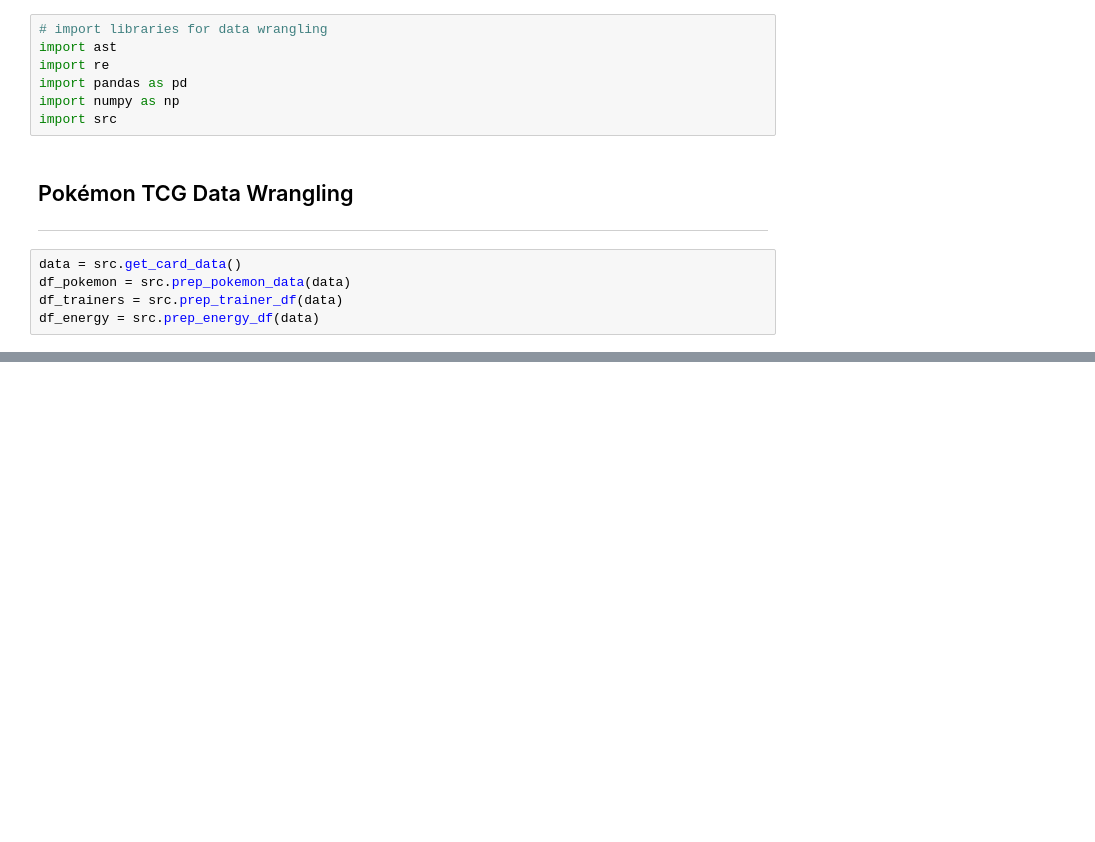
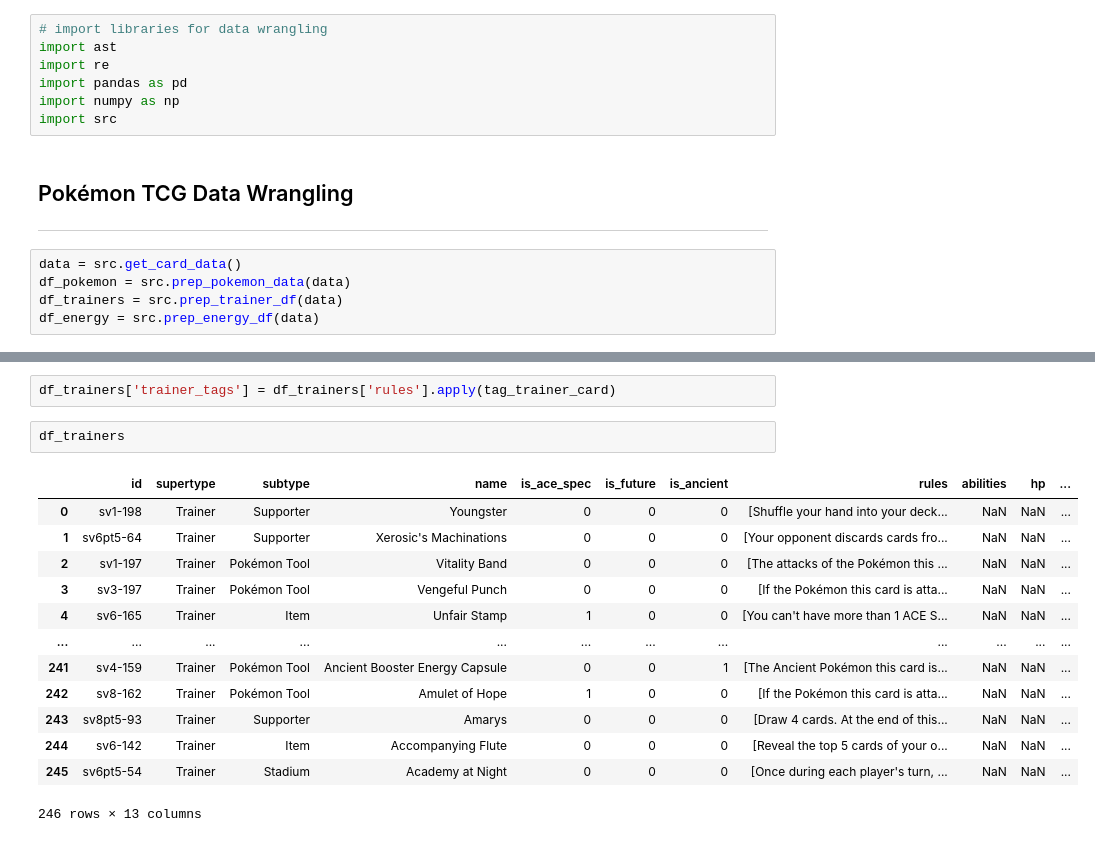
Before and after one commit to Anias-clo/Pokemon_TCG_Deck_Synergy_Calculator, a Jupyter notebook: cards.ipynb, the cells around one changed output, grey strips where cells are left out. Cells and saved outputs as stored; diff of their text form; blank space fills up the shorter version.

```diff
--- a/cards.ipynb
+++ b/cards.ipynb
@@ -38,0 +89,18 @@ df_energy
+# %%
+df_trainers['trainer_tags'] = df_trainers['rules'].apply(tag_trainer_card)
+# %%
+df_trainers
+# %% [output]
+|  | id | supertype | subtype | name | is_ace_spec | is_future | is_ancient | rules | abilities | hp | ... |
+| 0 | sv1-198 | Trainer | Supporter | Youngster | 0 | 0 | 0 | [Shuffle your hand into your deck... | NaN | NaN | ... |
+| 1 | sv6pt5-64 | Trainer | Supporter | Xerosic's Machinations | 0 | 0 | 0 | [Your opponent discards cards fro... | NaN | NaN | ... |
+| 2 | sv1-197 | Trainer | Pokémon Tool | Vitality Band | 0 | 0 | 0 | [The attacks of the Pokémon this ... | NaN | NaN | ... |
+| 3 | sv3-197 | Trainer | Pokémon Tool | Vengeful Punch | 0 | 0 | 0 | [If the Pokémon this card is atta... | NaN | NaN | ... |
+| 4 | sv6-165 | Trainer | Item | Unfair Stamp | 1 | 0 | 0 | [You can't have more than 1 ACE S... | NaN | NaN | ... |
+| ... | ... | ... | ... | ... | ... | ... | ... | ... | ... | ... | ... |
+| 241 | sv4-159 | Trainer | Pokémon Tool | Ancient Booster Energy Capsule | 0 | 0 | 1 | [The Ancient Pokémon this card is... | NaN | NaN | ... |
+| 242 | sv8-162 | Trainer | Pokémon Tool | Amulet of Hope | 1 | 0 | 0 | [If the Pokémon this card is atta... | NaN | NaN | ... |
+| 243 | sv8pt5-93 | Trainer | Supporter | Amarys | 0 | 0 | 0 | [Draw 4 cards. At the end of this... | NaN | NaN | ... |
+| 244 | sv6-142 | Trainer | Item | Accompanying Flute | 0 | 0 | 0 | [Reveal the top 5 cards of your o... | NaN | NaN | ... |
+| 245 | sv6pt5-54 | Trainer | Stadium | Academy at Night | 0 | 0 | 0 | [Once during each player's turn, ... | NaN | NaN | ... |
+246 rows × 13 columns
```
Also changed, not shown: parts of 2 cells of this notebook, 1 other file.
